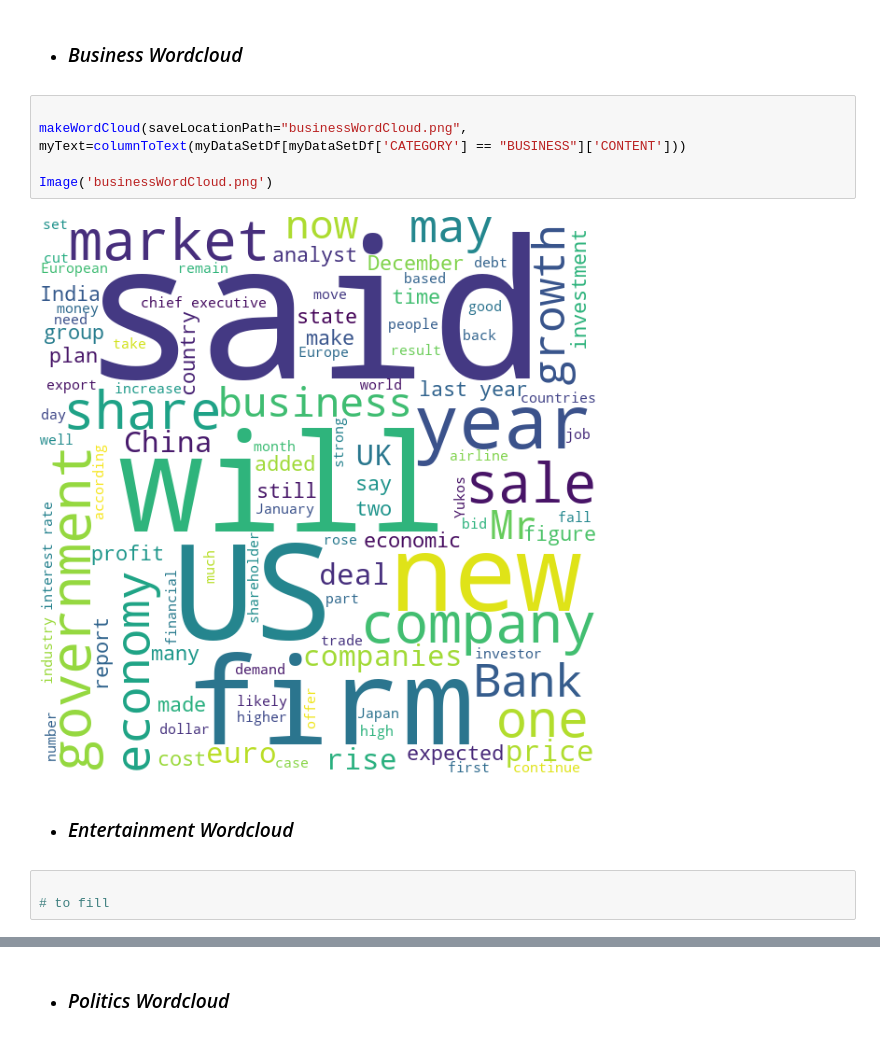
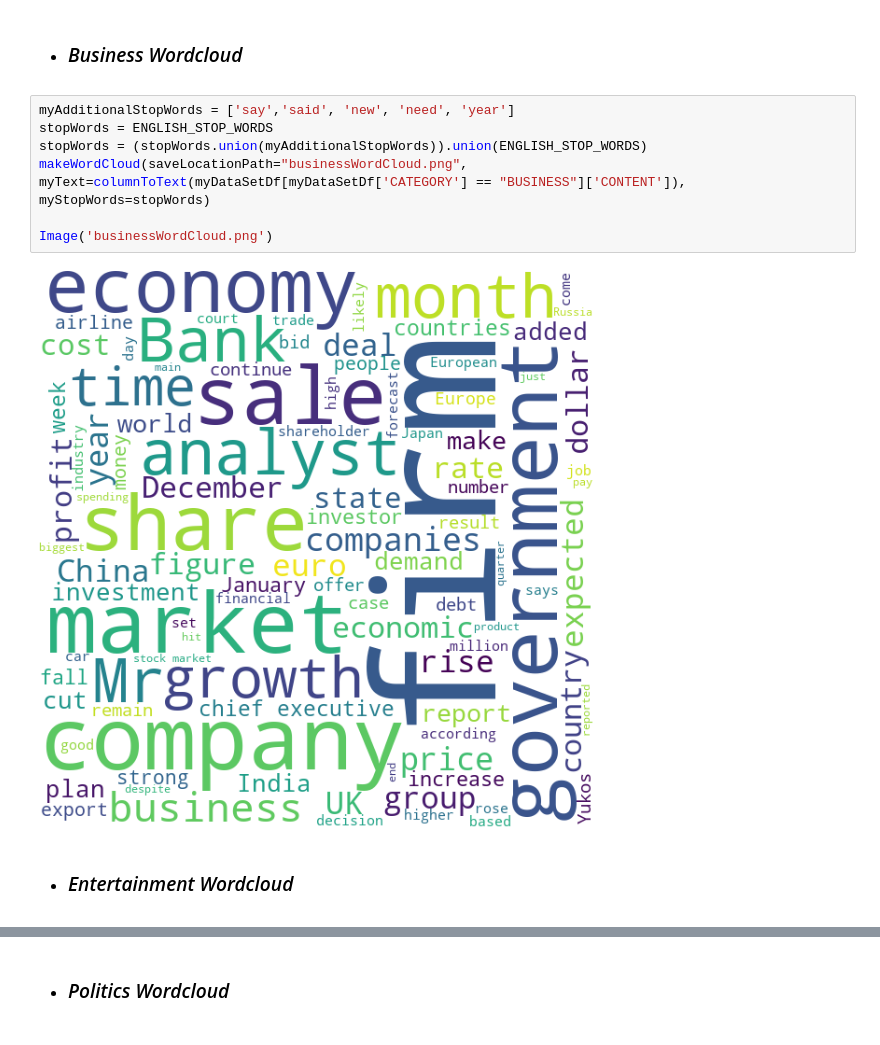
Before and after one commit to PanosEvange/DataMiningProj2_2020, a Jupyter notebook: sdi1500039.ipynb, the cells around one changed output, grey strips where cells are left out. Cells and saved outputs as stored; diff of their text form.

```diff
--- a/sdi1500039.ipynb
+++ b/sdi1500039.ipynb
@@ -107,14 +108,13 @@ def columnToText(myDfColumn):
 # %% [markdown]
 - ### *Business Wordcloud*
 # %%
-
-makeWordCloud(saveLocationPath="businessWordCloud.png", myText=columnToText(myDataSetDf[myDataSetDf['CATEGORY'] == "BUSINESS"]['CONTENT']))
+myAdditionalStopWords = ['say','said', 'new', 'need', 'year']
+stopWords = ENGLISH_STOP_WORDS
+stopWords = (stopWords.union(myAdditionalStopWords)).union(ENGLISH_STOP_WORDS)
+makeWordCloud(saveLocationPath="businessWordCloud.png", myText=columnToText(myDataSetDf[myDataSetDf['CATEGORY'] == "BUSINESS"]['CONTENT']), myStopWords=stopWords)
 
 Image('businessWordCloud.png')
 # %% [output]
-[figure, old version]
+[figure, new version]
 # %% [markdown]
 - ### *Entertainment Wordcloud*
-# %%
-
-# to fill
```
Also changed, not shown: parts of 13 cells of this notebook, 1 other file.
